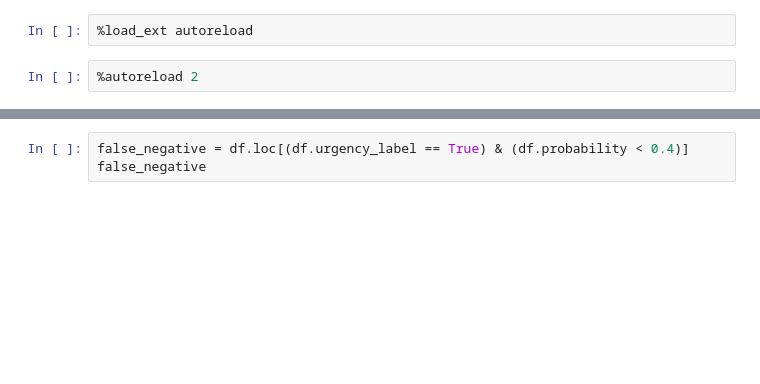
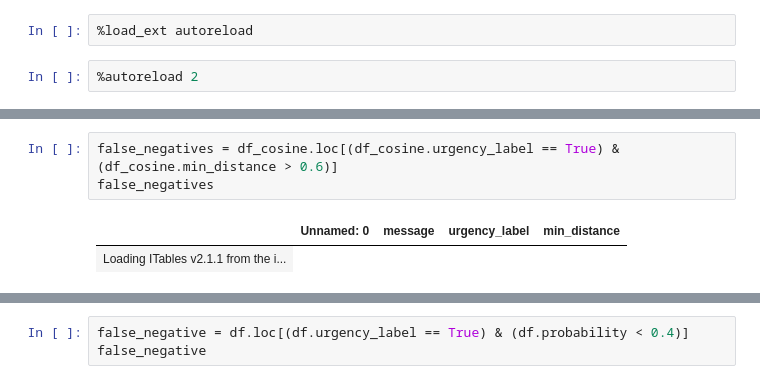
Before and after one commit to IDinsight/ask-a-question, a Jupyter notebook: experiments/ud_validation/plots_and_analysis.ipynb, the cells around one changed output, grey strips where cells are left out. Cells and saved outputs as stored; diff of their text form; blank space fills up the shorter version.

```diff
--- a/experiments/ud_validation/Untitled.ipynb
+++ b/experiments/ud_validation/plots_and_analysis.ipynb
@@ -31,0 +56,6 @@ RocCurveDisplay.from_predictions(df.urgency_label, 1 - df.min_distance, name="co
+# %%
+false_negatives = df_cosine.loc[(df_cosine.urgency_label == True) & (df_cosine.min_distance > 0.6)]
+false_negatives
+# %% [output]
+|  | Unnamed: 0 | message | urgency_label | min_distance |
+| Loading ITables v2.1.1 from the i... |
```
Also changed, not shown: parts of 14 cells of this notebook, 1 other file.
